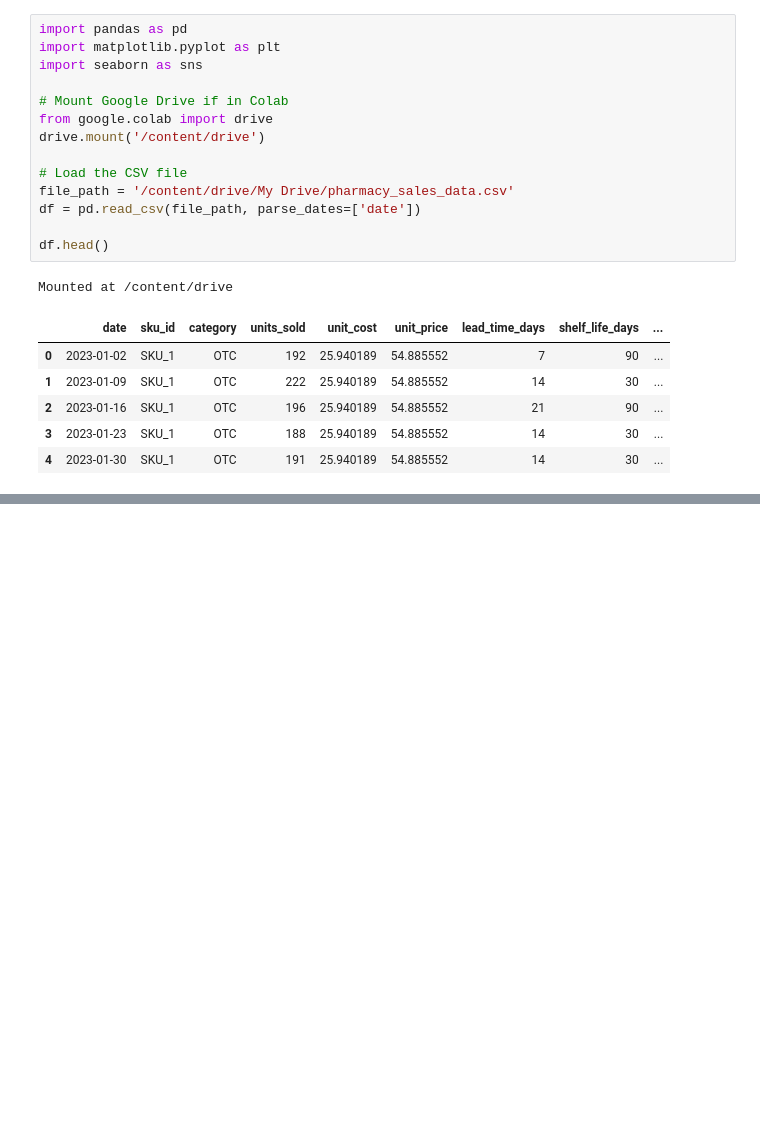
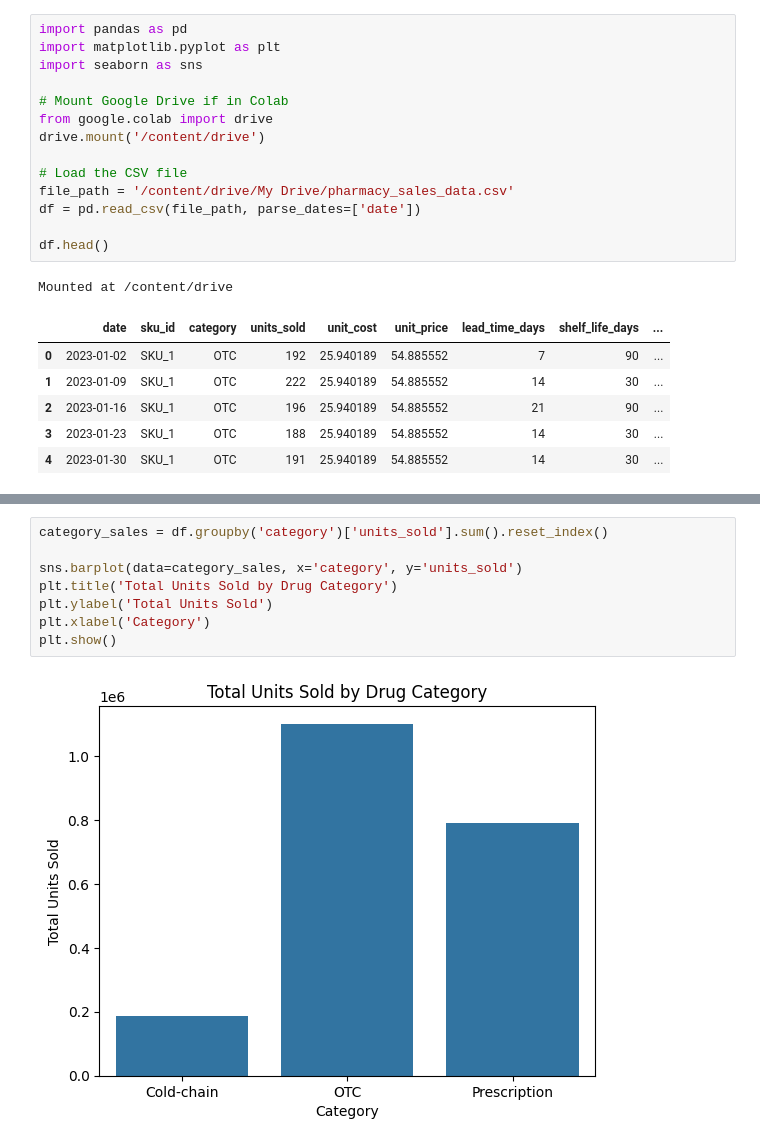
Before and after one commit to jblcky/retail-pharmacy-inventory-optimization, a Jupyter notebook: notebooks/eda.ipynb, the cells around one changed output, grey strips where cells are left out. Drawn from its saved outputs; the diff is of its cells as text; blank space fills up the shorter version.

```diff
--- a/notebooks/eda.ipynb
+++ b/notebooks/eda.ipynb
@@ -24,0 +53,10 @@ Mounted at /content/drive
+# %%
+category_sales = df.groupby('category')['units_sold'].sum().reset_index()
+
+sns.barplot(data=category_sales, x='category', y='units_sold')
+plt.title('Total Units Sold by Drug Category')
+plt.ylabel('Total Units Sold')
+plt.xlabel('Category')
+plt.show()
+# %% [output]
+[figure, added]
```
Also changed, not shown: parts of 5 cells of this notebook.
